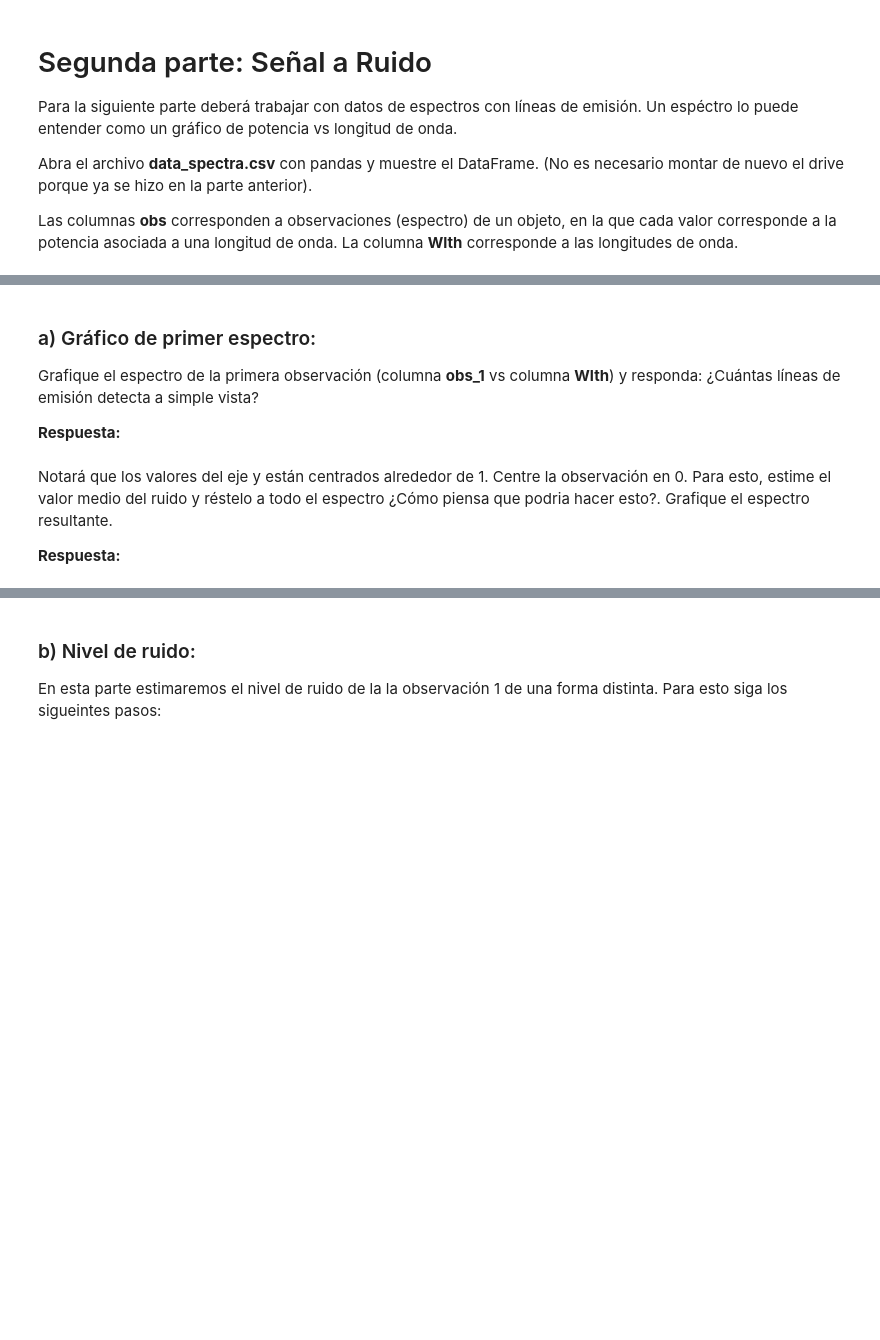
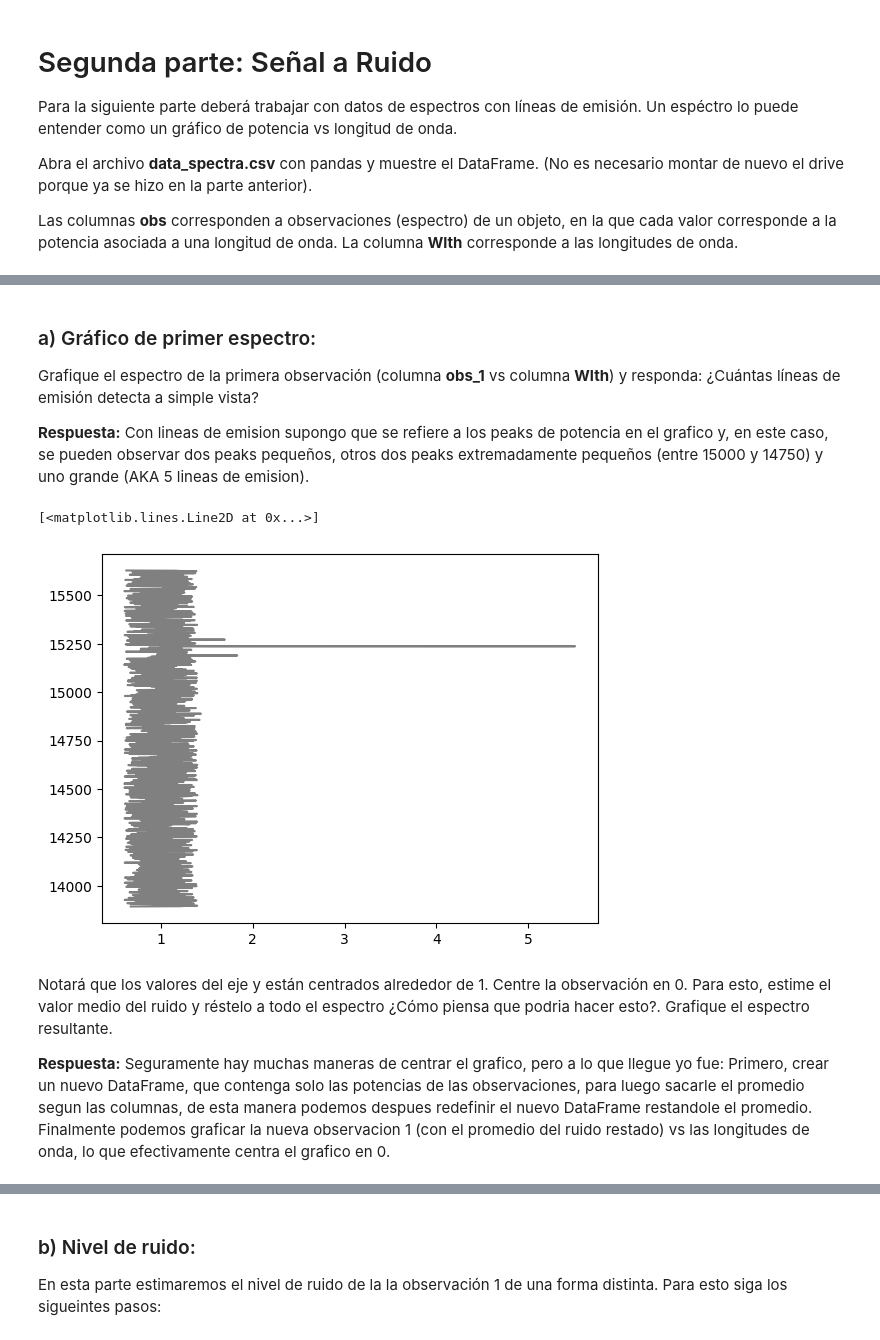
Before and after one commit to GARU0012/Tarea-2, a Jupyter notebook: Tarea2.ipynb, the cells around one changed output, grey strips where cells are left out. Drawn from its saved outputs; the diff is of its cells as text; code cells hidden in the pictures; blank space fills up the shorter version.

```diff
--- a/Tarea2.ipynb
+++ b/Tarea2.ipynb
@@ -189,0 +192,8 @@ data =
+# %%
+# Lea y muestre el DataFrame aquí
+# Le puse data0 porsiaca pq el de arriba ya se llama data !
+path = '/content/drive/MyDrive/CARPETA PARA EL CSV/data_spectra.csv'
+
+data0 = pd.read_csv(path)
+
+data0
@@ -191,4 +215,4 @@ data =
 ### a) Gráfico de primer espectro:
 Grafique el espectro de la primera observación (columna **obs_1** vs columna **Wlth**) y responda: ¿Cuántas líneas de emisión detecta a simple vista?
 
-**Respuesta:**
+**Respuesta:** Con lineas de emision supongo que se refiere a los peaks de potencia en el grafico y, en este caso, se pueden observar dos peaks pequeños, otros dos peaks extremadamente pequeños (entre 15000 y 14750) y uno grande (AKA 5 lineas de emision).
@@ -197,4 +219,11 @@ Grafique el espectro de la primera observación (columna **obs_1** vs columna **
+# %%
+# Grafique aquí
+
+plt.plot(data0["obs_1"], data0["Wlth"], color = "grey")
+# %% [output]
+[<matplotlib.lines.Line2D at 0x...>]
+[figure, added]
 # %% [markdown]
 Notará que los valores del eje y están centrados alrededor de 1. Centre la observación en 0. Para esto, estime el valor medio del ruido y réstelo a todo el espectro ¿Cómo piensa que podria hacer esto?. Grafique el espectro resultante.
 
-**Respuesta:**
+**Respuesta:** Seguramente hay muchas maneras de centrar el grafico, pero a lo que llegue yo fue: Primero, crear un nuevo DataFrame, que contenga solo las potencias de las observaciones, para luego sacarle el promedio segun las columnas, de esta manera podemos despues redefinir el nuevo DataFrame restandole el promedio. Finalmente podemos graficar la nueva observacion 1 (con el promedio del ruido restado) vs las longitudes de onda, lo que efectivamente centra el grafico en 0.
```
Also changed, not shown: parts of 20 cells of this notebook.
